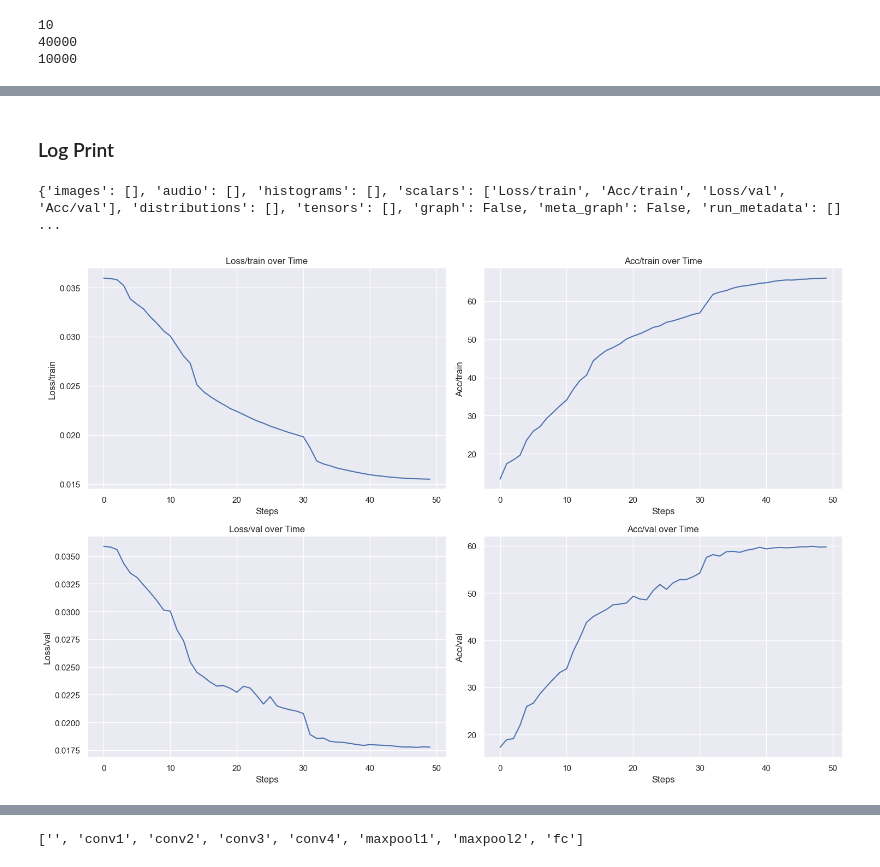
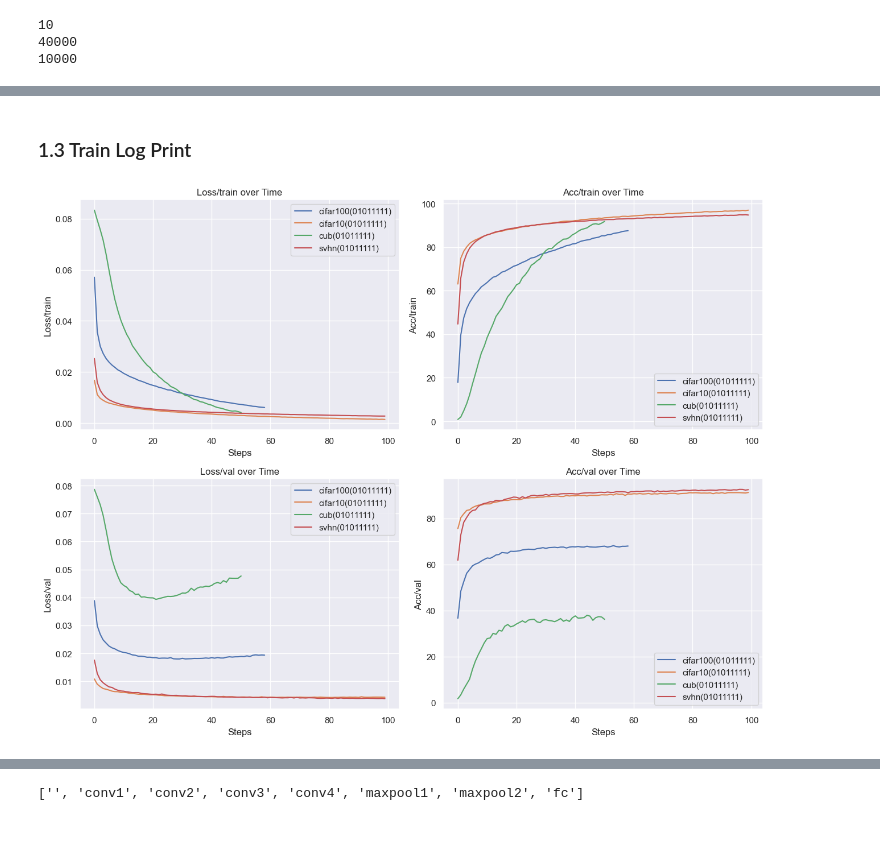
Before and after one commit to 23-Fall-Graduation-Thesis/Indium, a Jupyter notebook: visualization.ipynb, the cells around one changed output, grey strips where cells are left out. Saved outputs shown, nothing was run; the diff lists cells and outputs as text; code cells hidden in the pictures; blank space fills up the shorter version.

```diff
--- a/visualization.ipynb
+++ b/visualization.ipynb
@@ -97,6 +98,9 @@ print(log_files[0])
 # %%
 # for prototype
 def name_parser(path):
+    """object: 주어진 경로로부터 모델의 특징을 추출
+    input: path (log or weight)
+    ouput: mode <- str, model <- str, dataset <- str, freeze <- str"""
     parts = path.split("/")
     mode = parts[3]
     model = parts[4]
@@ -115,0 +118,2 @@ custom alexnet cifar100 01011111
+# %%
+SAVE = False
@@ -185,33 +191,44 @@ torch.Size([3, 224, 224])
 [figure]
 # %% [markdown]
-### Log Print
+### 1.3 Train Log Print
 # %%
-event_acc = EventAccumulator(log_path)
-event_acc.Reload()
+def draw_log(path, isSave=False, overlap=True):
+    mode, model, dataset, freeze = name_parser(path)
+    event_acc = EventAccumulator(path)
+    event_acc.Reload()
 
-print(event_acc.Tags())
+    if 'scalars' in event_acc.Tags():
+        scalar_tags = event_acc.Tags()['scalars']
 
-if 'scalars' in event_acc.Tags():
-    scalar_tags = event_acc.Tags()['scalars']
+        if not overlap :
+            plt.figure(figsize=(13, 10))
+            sns.set()
 
-    plt.figure(figsize=(15, 10))
+        for i, tag in enumerate(scalar_tags):
+            values = event_acc.Scalars(tag)
+            steps = [v.step for v in values]
+            data = [v.value for v in values]
+
+            df = pd.DataFrame({'Step': steps, tag: data})
+
+            plt.subplot(2, 2, i + 1)
+            sns.lineplot(x='Step', y=tag, data=df, label=dataset+"("+freeze+")" )
+            plt.xlabel('Steps')
+            plt.ylabel(tag)
+            plt.title(f'{tag} over Time')
+
+        plt.tight_layout()
+        if not overlap :
+            plt.show()
+
+if not RECURSIVE :
+    draw_log(log_path, SAVE)
+
+else :
+    plt.figure(figsize=(13, 10))
     sns.set()
-
-    for i, tag in enumerate(scalar_tags):
-        values = event_acc.Scalars(tag)
-        steps = [v.step for v in values]
-        data = [v.value for v in values]
-
-        df = pd.DataFrame({'Step': steps, tag: data})
-
-        plt.subplot(2, 2, i + 1)
-        sns.lineplot(x='Step', y=tag, data=df)
-        plt.xlabel('Steps')
-        plt.ylabel(tag)
-        plt.title(f'{tag} over Time')
-
-    plt.tight_layout()
+    for log_path in log_files :
+        draw_log(log_path, SAVE)
     plt.show()
 # %% [output]
-{'images': [], 'audio': [], 'histograms': [], 'scalars': ['Loss/train', 'Acc/train', 'Loss/val', 'Acc/val'], 'distributions': [], 'tensors': [], 'graph': False, 'meta_graph': False, 'run_metadata': [] ...
-[figure, old version]
+[figure, new version]
```
Also changed, not shown: parts of 13 cells of this notebook.
